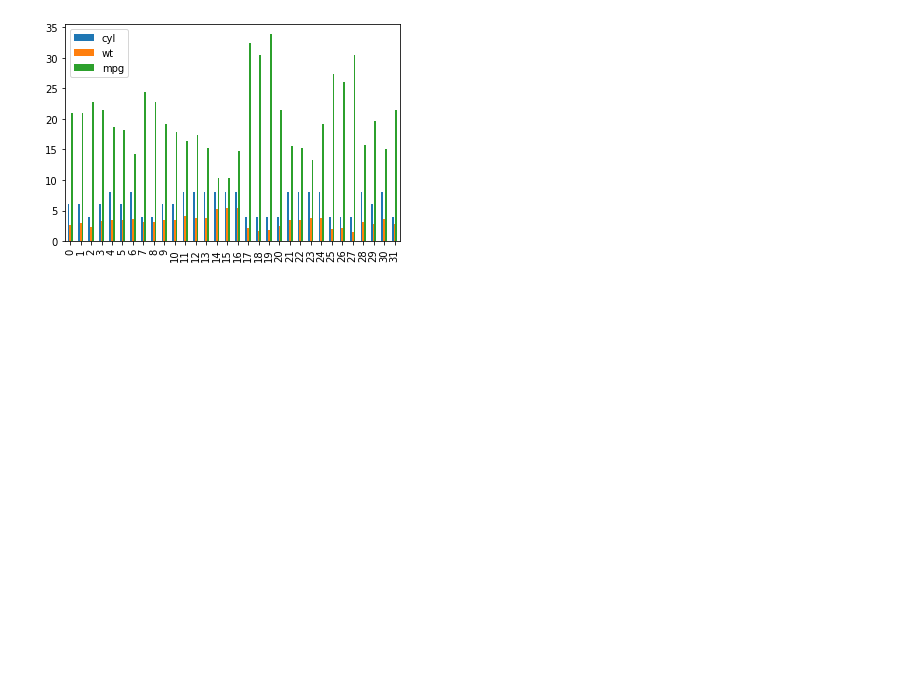
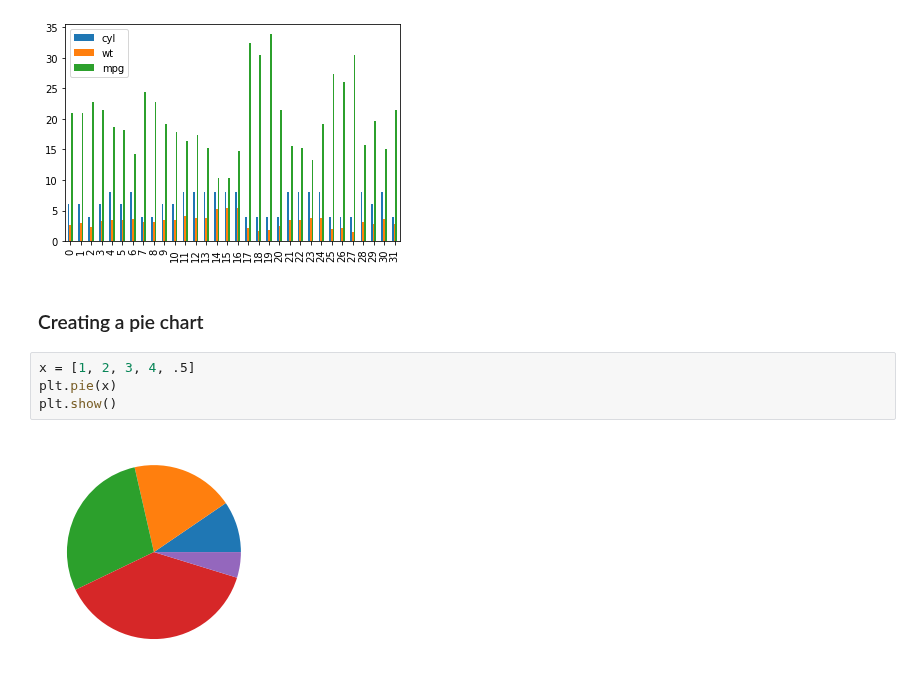
Before and after one commit to gofr1/jupyter-learning, a Jupyter notebook: data_science_basics/g-creating-standard-data-graphics.ipynb, the cells around one changed output. Drawn from its saved outputs; the diff is of its cells as text; blank space fills up the shorter version.

Commit message:
Plotting a pie chart

```diff
--- a/data_science_basics/g-creating-standard-data-graphics.ipynb
+++ b/data_science_basics/g-creating-standard-data-graphics.ipynb
@@ -64,3 +64,11 @@ df.plot(kind="bar")
 # %% [output]
 <matplotlib.axes._subplots.AxesSubplot at 0x...>
 [figure]
+# %% [markdown]
+### Creating a pie chart
+# %%
+x = [1, 2, 3, 4, .5]
+plt.pie(x)
+plt.show()
+# %% [output]
+[figure, added]
```
